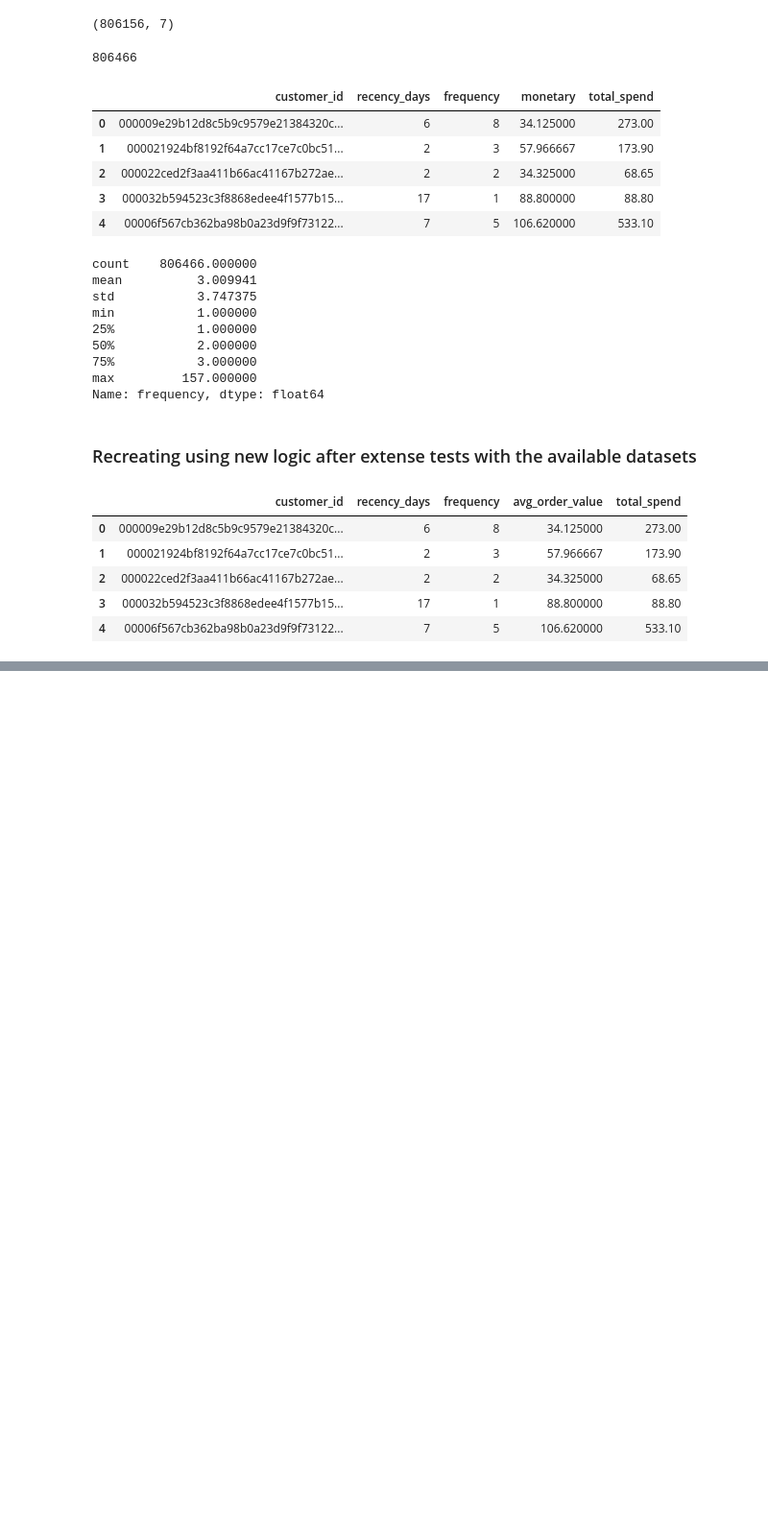
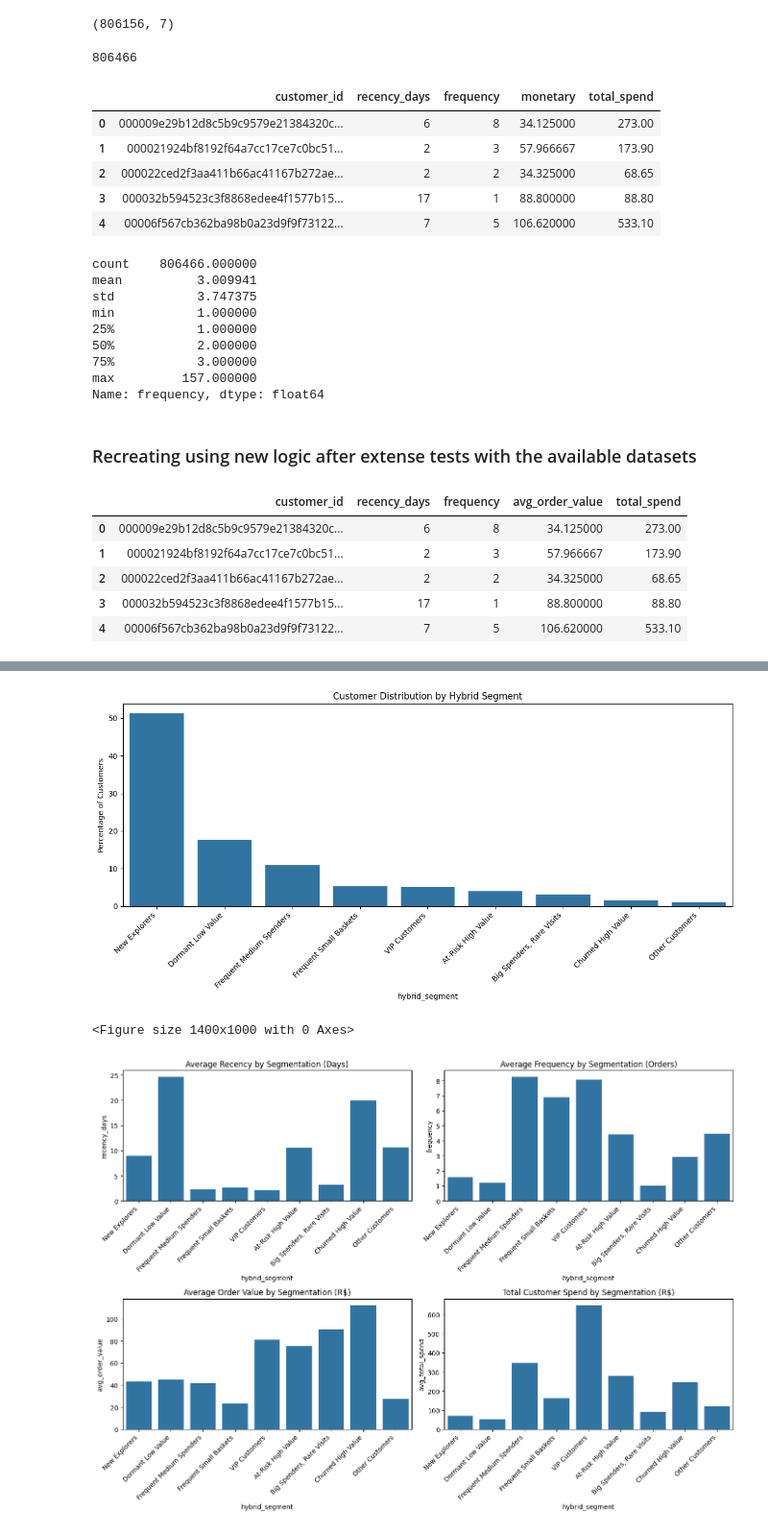
Before and after one commit to henriquehashimoto/ifood_coupon_analysis, a Jupyter notebook: notebooks/03_segmentations.ipynb, the cells around one changed output, grey strips where cells are left out. Shown: that part at 96% size. Drawn from its saved outputs; the diff is of its cells as text; code cells hidden in the pictures; blank space fills up the shorter version.

Commit message:
evolution on segmentation analysis

```diff
--- a/notebooks/03_segmentations.ipynb
+++ b/notebooks/03_segmentations.ipynb
@@ -146,7 +146,7 @@ rfm.head()
 #Create Binary Segment Indicators
 
 # Define thresholds based on specific needs of this dataset; Changing some numbers that is usually the default
-#   For example, rececency is usually 30, for active and 60 for new and 90 for inactie
+#   For example, rececency is usually 30, 30-60 for inactive and for new is if the first order **ever** was in the last 30-60 days
 #   I've to change to lower values
 
 #======================
@@ -181,4 +181,6 @@ high_value_threshold = rfm['total_spend'].quantile(0.75)  # Top 25% by total spe
 rfm['is_high_value'] = rfm['total_spend'] >= high_value_threshold
 
 # New customer indicator (low frequency but recent)
-rfm['is_new'] = (rfm['frequency'] <= 3) & (rfm['recency_days'] <= 60)
+rfm['is_new'] = (rfm['frequency'] <= 3) & (rfm['recency_days'] <= 20)
+
+rfm.head()
@@ -254,20 +284,22 @@ df_rfm['hybrid_segment'] = df_rfm.apply(create_hybrid_segment, axis=1)
 # %%
-# Step 4: Analyze Segment Characteristics
-# Examine the characteristics of each segment to validate your grouping and refine incentive strategies:
+# Analyze Segment Characteristics
+# Verifying the characteristics of each segment to validate the grouping and refine incentive strategies if necessary:
 
 # Calculate segment metrics
-segment_profile = df_rfm.groupby('hybrid_segment').agg({
+df_segment_profile = rfm.groupby('hybrid_segment').agg({
     'customer_id': 'count',
     'recency_days': 'mean',
     'frequency': 'mean',
     'avg_order_value': 'mean',
     'total_spend': 'mean'
 }).reset_index()
+df_segment_profile = df_segment_profile.rename(columns={'total_spend':'avg_total_spend'})
+
 
 # Calculate percentage of total customer base
-segment_profile['pct_customers'] = segment_profile['customer_id'] / segment_profile['customer_id'].sum() * 100
+df_segment_profile['pct_customers'] = df_segment_profile['customer_id'] / df_segment_profile['customer_id'].sum() * 100
 
 # Sort by customer count to see largest segments first
-segment_profile = segment_profile.sort_values('customer_id', ascending=False)
+df_segment_profile = df_segment_profile.sort_values('customer_id', ascending=False)
 
-print(segment_profile)
+df_segment_profile.head(15)
@@ -342,40 +407,46 @@ incentive_mapping = {
 }
 # %%
-# Step 6: Visualize Segment Distribution and Characteristics
-# Create visualizations to better understand your segments:
+# Visualize Segment Distribution
 
-# Segment size visualization
+# Amount of customers per classification
 plt.figure(figsize=(12, 6))
-sns.barplot(x='hybrid_segment', y='pct_customers', data=segment_profile)
+sns.barplot(x = 'hybrid_segment', y = 'pct_customers', data = df_segment_profile)
 plt.title('Customer Distribution by Hybrid Segment')
-plt.xticks(rotation=45, ha='right')
+plt.xticks(rotation = 45, ha = 'right')
 plt.ylabel('Percentage of Customers')
 plt.tight_layout()
 plt.show()
 
-# Segment characteristics visualization
+
+#===============================
+# Segment classification characteristics visualization
+#===============================
 plt.figure(figsize=(14, 10))
 fig, axes = plt.subplots(2, 2, figsize=(14, 10))
 
 # Recency by segment
-sns.barplot(x='hybrid_segment', y='recency_days', data=segment_profile, ax=axes[0, 0])
-axes[0, 0].set_title('Average Recency by Segment (Days)')
+sns.barplot(x = 'hybrid_segment', y = 'recency_days', data = df_segment_profile, ax = axes[0, 0])
+axes[0, 0].set_title('Average Recency by Segmentation (Days)')
 axes[0, 0].set_xticklabels(axes[0, 0].get_xticklabels(), rotation=45, ha='right')
 
 # Frequency by segment
-sns.barplot(x='hybrid_segment', y='frequency', data=segment_profile, ax=axes[0, 1])
-axes[0, 1].set_title('Average Frequency by Segment (Orders)')
+sns.barplot(x = 'hybrid_segment', y = 'frequency', data = df_segment_profile, ax = axes[0, 1])
+axes[0, 1].set_title('Average Frequency by Segmentation (Orders)')
 axes[0, 1].set_xticklabels(axes[0, 1].get_xticklabels(), rotation=45, ha='right')
 
 # AOV by segment
-sns.barplot(x='hybrid_segment', y='avg_order_value', data=segment_profile, ax=axes[1, 0])
-axes[1, 0].set_title('Average Order Value by Segment (R$)')
+sns.barplot(x = 'hybrid_segment', y = 'avg_order_value', data = df_segment_profile, ax = axes[1, 0])
+axes[1, 0].set_title('Average Order Value by Segmentation (R$)')
 axes[1, 0].set_xticklabels(axes[1, 0].get_xticklabels(), rotation=45, ha='right')
 
 # Total spend by segment
-sns.barplot(x='hybrid_segment', y='total_spend', data=segment_profile, ax=axes[1, 1])
-axes[1, 1].set_title('Total Customer Spend by Segment (R$)')
+sns.barplot(x = 'hybrid_segment', y = 'avg_total_spend', data = df_segment_profile, ax = axes[1, 1])
+axes[1, 1].set_title('Total Customer Spend by Segmentation (R$)')
 axes[1, 1].set_xticklabels(axes[1, 1].get_xticklabels(), rotation=45, ha='right')
 
 plt.tight_layout()
 plt.show()
+# %% [output]
+[figure, added]
+<Figure size 1400x1000 with 0 Axes>
+[figure, added]
```
Also changed, not shown: parts of 8 cells of this notebook, 1 other file.
